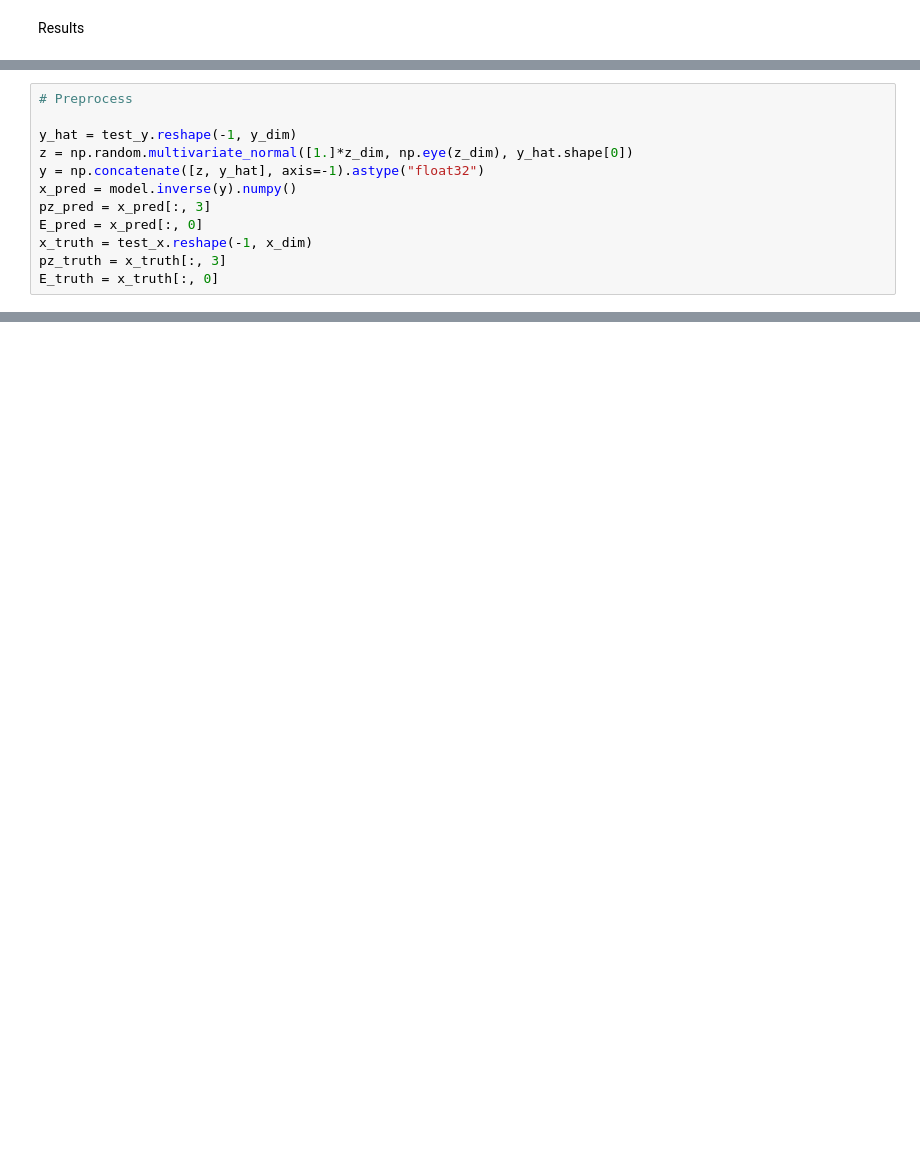
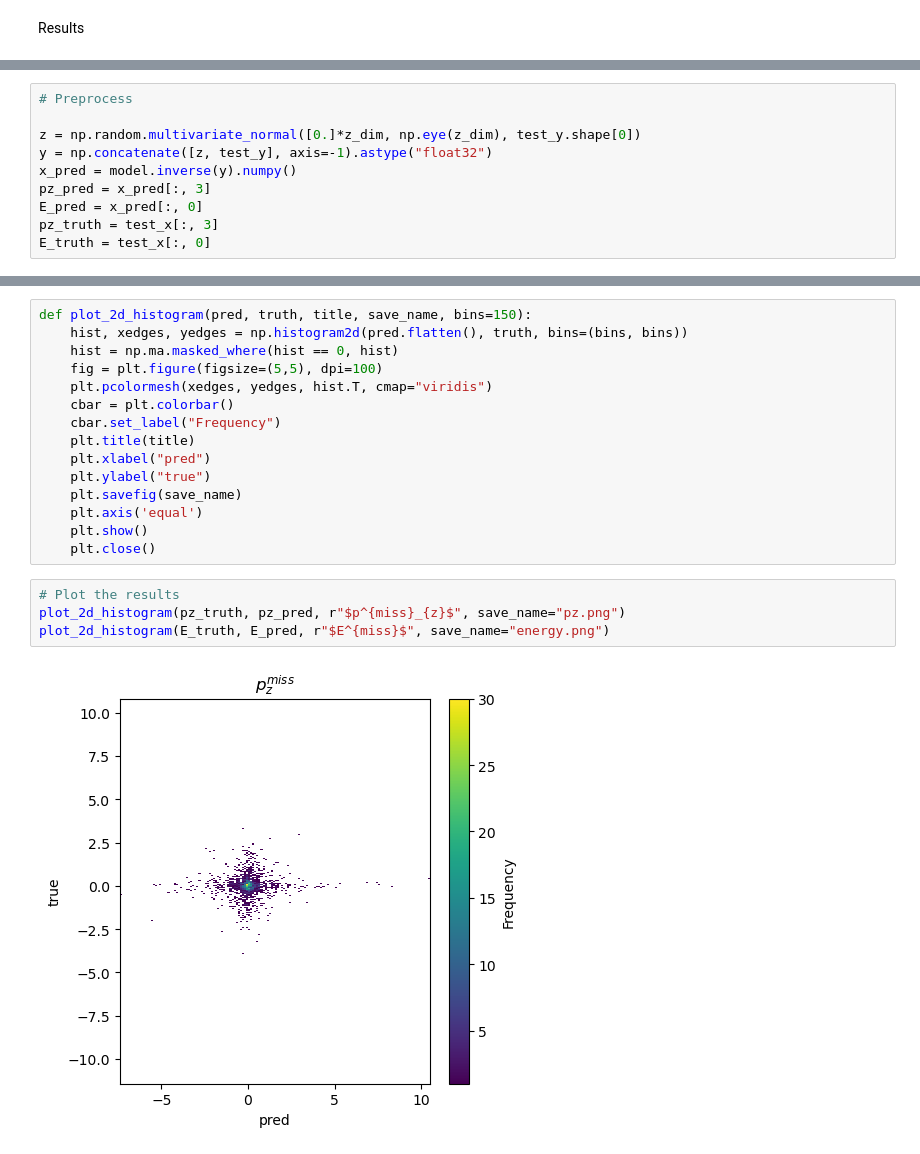
Before and after one commit to yygarypeng/QE-mls, a Jupyter notebook: DiNu-MET.ipynb, the cells around one changed output, grey strips where cells are left out. Saved outputs shown, nothing was run; the diff lists cells and outputs as text; blank space fills up the shorter version.

```diff
--- a/DiNu-MET.ipynb
+++ b/DiNu-MET.ipynb
@@ -279,12 +307,10 @@ plt.close()
 # %%
 # Preprocess
 
-y_hat = test_y.reshape(-1, y_dim)
-z = np.random.multivariate_normal([1.]*z_dim, np.eye(z_dim), y_hat.shape[0])
-y = np.concatenate([z, y_hat], axis=-1).astype("float32")
+z = np.random.multivariate_normal([0.]*z_dim, np.eye(z_dim), test_y.shape[0])
+y = np.concatenate([z, test_y], axis=-1).astype("float32")
 x_pred = model.inverse(y).numpy()
 pz_pred = x_pred[:, 3]
 E_pred = x_pred[:, 0]
-x_truth = test_x.reshape(-1, x_dim)
-pz_truth = x_truth[:, 3]
-E_truth = x_truth[:, 0]
+pz_truth = test_x[:, 3]
+E_truth = test_x[:, 0]
@@ -312,0 +317,21 @@ plt.close()
+# %%
+def plot_2d_histogram(pred, truth, title, save_name, bins=150):
+    hist, xedges, yedges = np.histogram2d(pred.flatten(), truth, bins=(bins, bins))
+    hist = np.ma.masked_where(hist == 0, hist)
+    fig = plt.figure(figsize=(5,5), dpi=100)
+    plt.pcolormesh(xedges, yedges, hist.T, cmap="viridis")
+    cbar = plt.colorbar()
+    cbar.set_label("Frequency")
+    plt.title(title)
+    plt.xlabel("pred")
+    plt.ylabel("true")
+    plt.savefig(save_name)
+    plt.axis('equal')
+    plt.show()
+    plt.close()
+# %%
+# Plot the results
+plot_2d_histogram(pz_truth, pz_pred, r"$p^{miss}_{z}$", save_name="pz.png")
+plot_2d_histogram(E_truth, E_pred, r"$E^{miss}$", save_name="energy.png")
+# %% [output]
+[figure, added]
```
Also changed, not shown: parts of 11 cells of this notebook, 13 other files.
